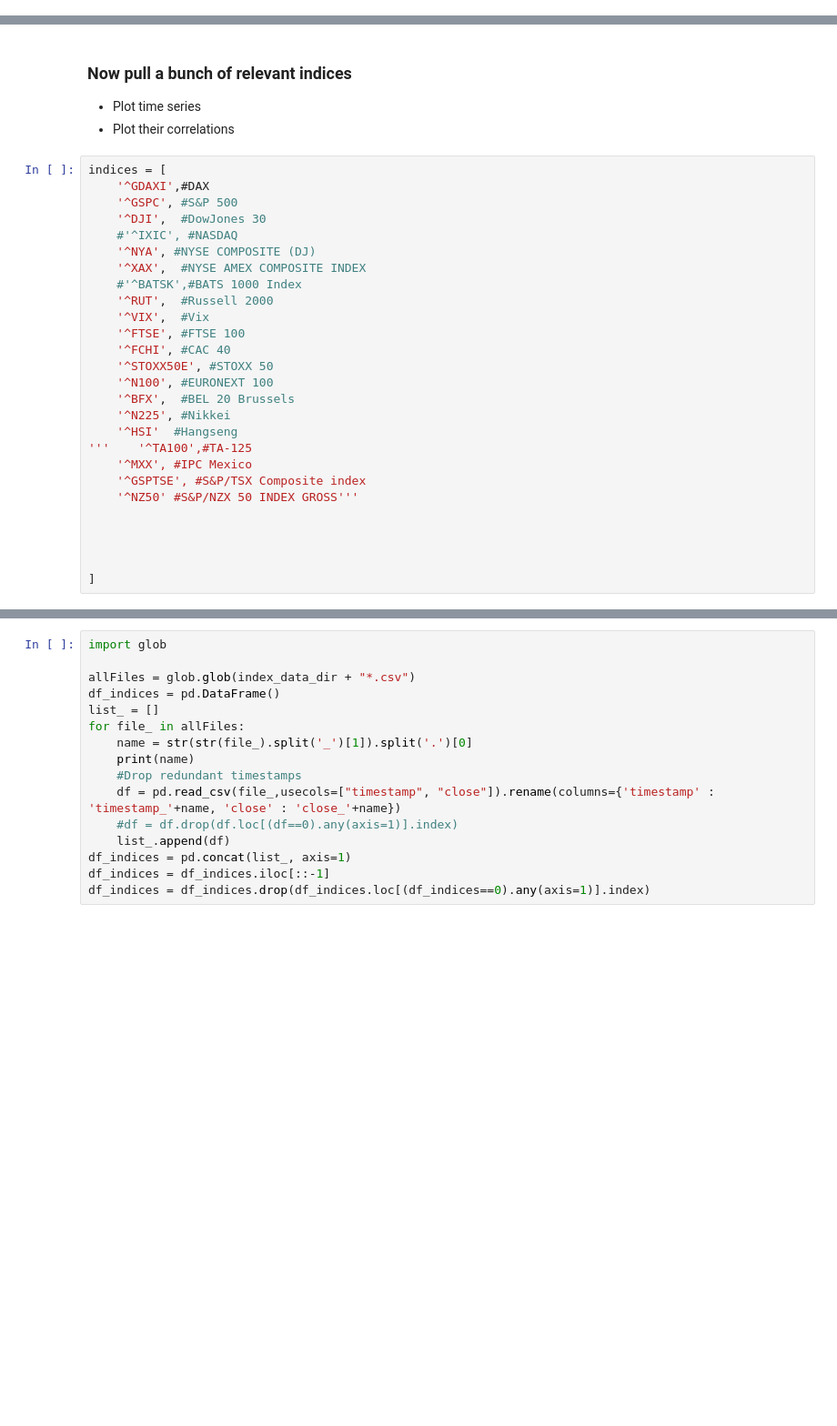
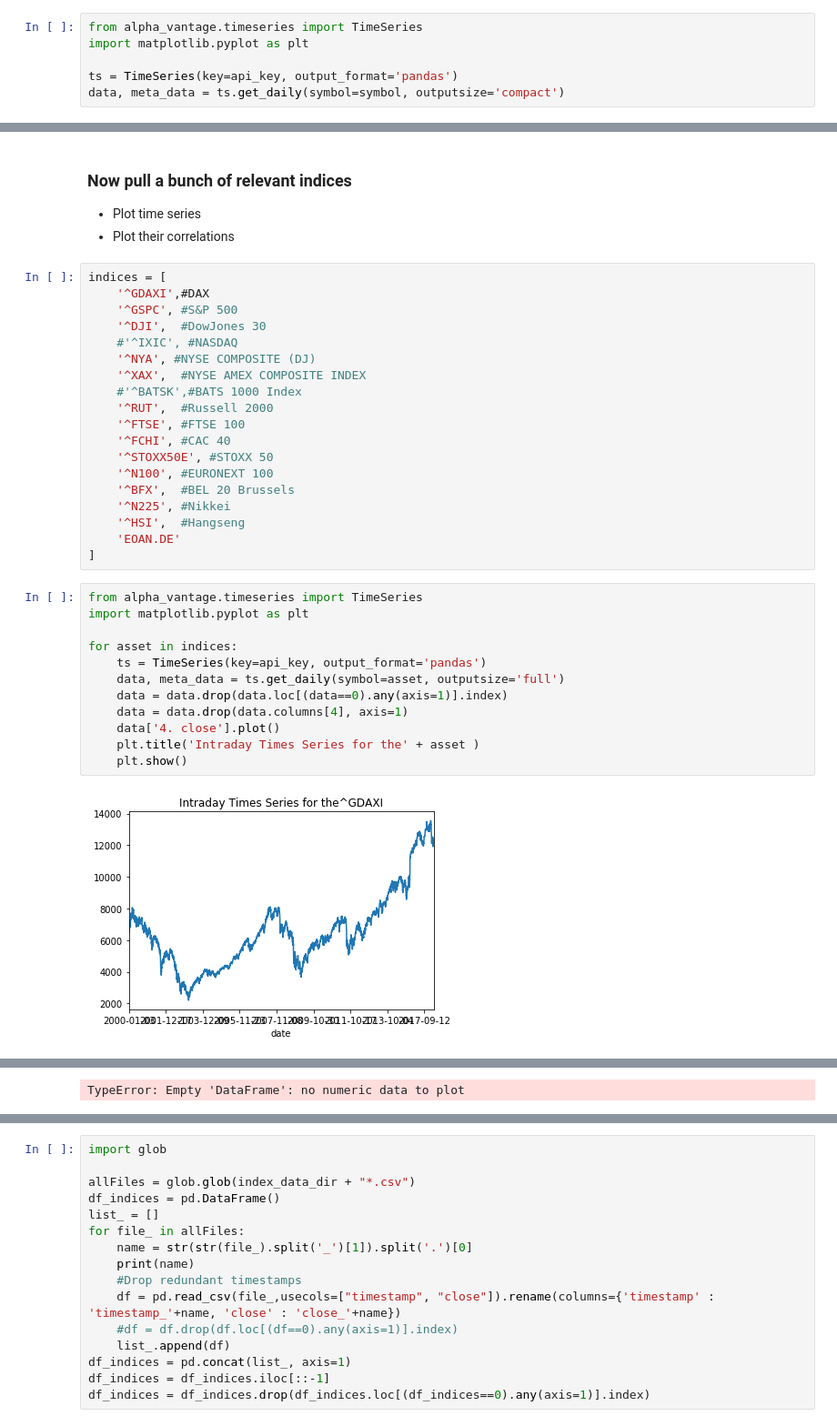
Before and after one commit to chasenberg/financial_analysis, a Jupyter notebook: notebooks/alpha_vantage_testing.ipynb, the cells around one changed output, grey strips where cells are left out. Shown at 91% size. Saved outputs shown, nothing was run; the diff lists cells and outputs as text; blank space fills up the shorter version.

```diff
--- a/notebooks/alpha_vantage_testing.ipynb
+++ b/notebooks/alpha_vantage_testing.ipynb
@@ -58,0 +44,6 @@ df.plot(x='timestamp',y='close_DAX')
+# %%
+from alpha_vantage.timeseries import TimeSeries
+import matplotlib.pyplot as plt
+
+ts = TimeSeries(key=api_key, output_format='pandas')
+data, meta_data = ts.get_daily(symbol=symbol, outputsize='compact')
@@ -71,20 +96,26 @@ indices = [
     '^XAX',  #NYSE AMEX COMPOSITE INDEX
     #'^BATSK',#BATS 1000 Index
     '^RUT',  #Russell 2000
-    '^VIX',  #Vix
     '^FTSE', #FTSE 100
     '^FCHI', #CAC 40
     '^STOXX50E', #STOXX 50
     '^N100', #EURONEXT 100
     '^BFX',  #BEL 20 Brussels
     '^N225', #Nikkei
-    '^HSI'  #Hangseng
-'''    '^TA100',#TA-125
-    '^MXX', #IPC Mexico
-    '^GSPTSE', #S&P/TSX Composite index
-    '^NZ50' #S&P/NZX 50 INDEX GROSS'''
-
-
-
-
+    '^HSI',  #Hangseng
+    'EOAN.DE'
 ]
+# %%
+from alpha_vantage.timeseries import TimeSeries
+import matplotlib.pyplot as plt
+
+for asset in indices:
+    ts = TimeSeries(key=api_key, output_format='pandas')
+    data, meta_data = ts.get_daily(symbol=asset, outputsize='full')
+    data = data.drop(data.loc[(data==0).any(axis=1)].index)
+    data = data.drop(data.columns[4], axis=1)
+    data['4. close'].plot()
+    plt.title('Intraday Times Series for the' + asset )
+    plt.show()
+# %% [output]
+[figure, added]
@@ -91,3 +129,4 @@ indices = [
+TypeError: Empty 'DataFrame': no numeric data to plot
 # %%
 url = "https://www.alphavantage.co/query"
 index_data_dir = '../data/'
```
Also changed, not shown: parts of 18 cells of this notebook.
